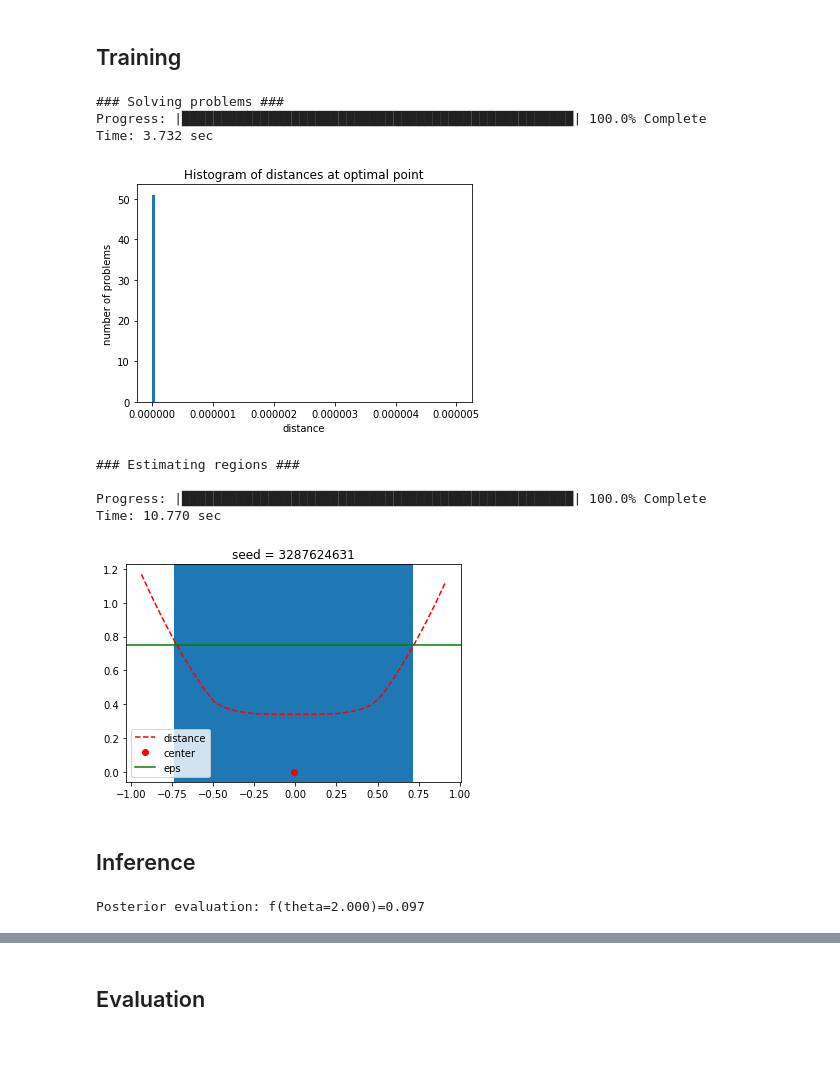
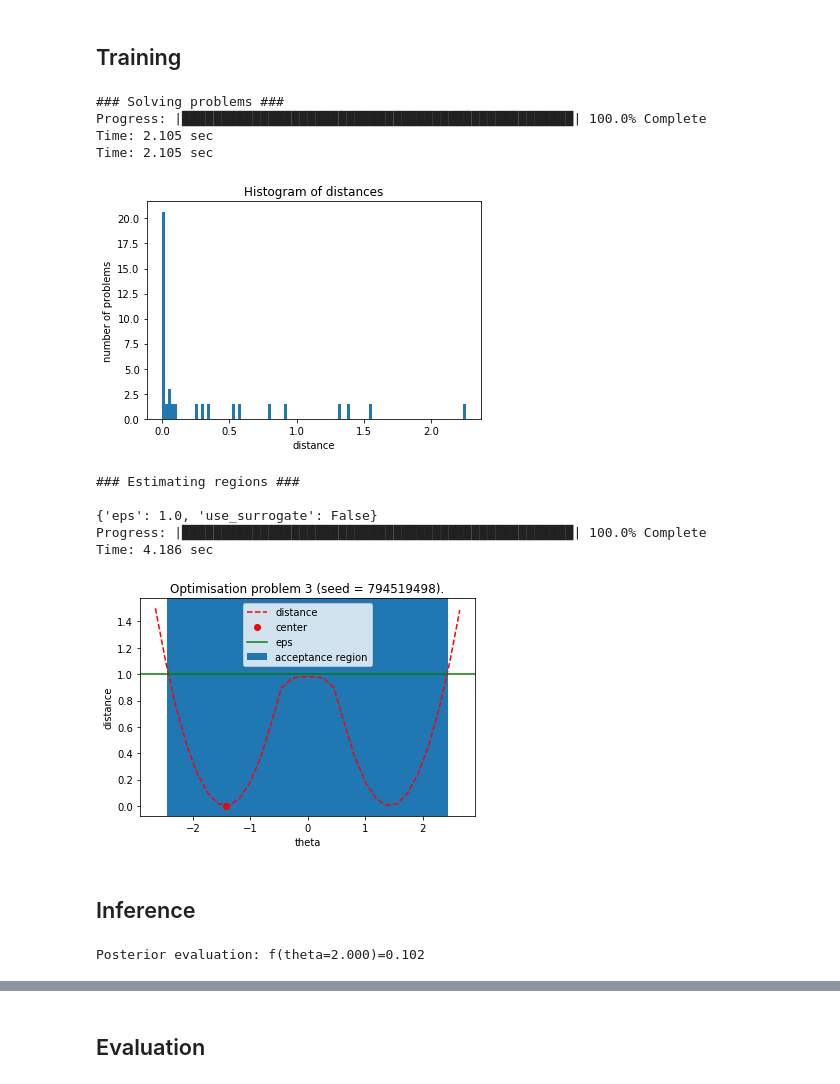
Before and after one commit to givasile/edinburgh-thesis, a Jupyter notebook: notebook_examples/example_1D.ipynb, the cells around one changed output, grey strips where cells are left out. Saved outputs shown, nothing was run; the diff lists cells and outputs as text; code cells hidden in the pictures; blank space fills up the shorter version.

```diff
--- a/notebook_examples/example_1D.ipynb
+++ b/notebook_examples/example_1D.ipynb
@@ -169,12 +169,11 @@ elfi_prior = elfi.Prior(Prior(), name="theta")
 elfi_simulator = elfi.Simulator(simulator, elfi_prior, dim, observed=np.expand_dims(data, 0), name="simulator")
 dist = elfi.Distance('euclidean', elfi_simulator, name="dist")
 # %%
-left_lim = np.array([-2.5])
-right_lim = np.array([2.5])
+bounds = [(-2.5, 2.5)]
 dim = data.shape[-1]
 
 # Defines the ROMC inference method
-romc = elfi.ROMC(dist, left_lim=left_lim, right_lim=right_lim)
+romc = elfi.ROMC(dist, bounds)
 # %% [markdown]
 **Functionalities of ROMC**
 
@@ -215,23 +214,26 @@ Afterwards, the user may ask three separate things from the estimated posterior:
 ## Training
 # %%
 # Define and solve n1 optimisation problems
-n1 = 100
+n1 = 30
 seed = 23
-romc.solve_problems(n1=n1, seed=seed)
+optimizer_args = {}
+romc.solve_problems(n1=n1, seed=seed, use_bo=False, optimizer_args=optimizer_args)
 # %% [output]
 ### Solving problems ###
 Progress: |██████████████████████████████████████████████████| 100.0% Complete
-Time: 3.732 sec
+Time: 2.105 sec
+Time: 2.105 sec
 # %%
 # plots the disribution of optimal distances
-romc.theta_hist(bins=100, range=(0.0, 0.000005))
+romc.distance_hist(bins=100)
 # %% [output]
-[figure, old version]
+[figure, new version]
 # %%
-eps = .75
-romc.estimate_regions(eps=eps)
+eps = 1.
+romc.estimate_regions(eps=eps, use_surrogate=False, region_args={})
 # %% [output]
 ### Estimating regions ###
 
+{'eps': 1.0, 'use_surrogate': False}
 Progress: |██████████████████████████████████████████████████| 100.0% Complete
-Time: 10.770 sec
+Time: 4.186 sec
@@ -240,14 +240,14 @@ romc.samples
 # %%
 romc.visualize_region(3)
 # %% [output]
-[figure, old version]
+[figure, new version]
 # %% [markdown]
 ## Inference
 # %%
 theta = np.array([[2.]])
 print("Posterior evaluation: f(theta=%.3f)=%.3f" %(theta, romc.eval_posterior(theta=theta)))
 # %% [output]
-Posterior evaluation: f(theta=2.000)=0.097
+Posterior evaluation: f(theta=2.000)=0.102
 # %%
 # make plot
 plt.figure()
```
Also changed, not shown: parts of 9 cells of this notebook, 4 other files.
